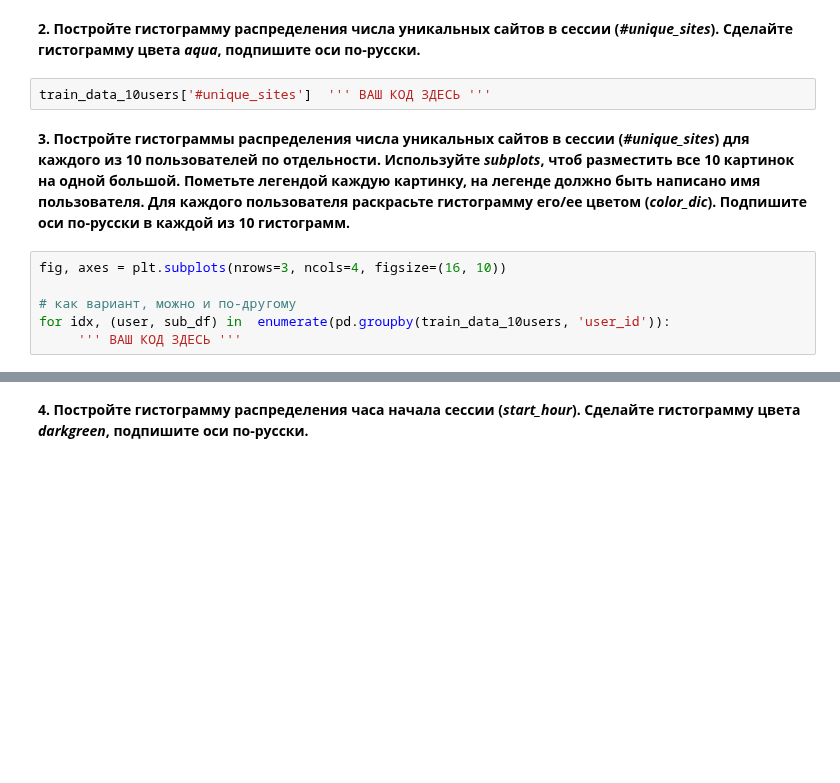
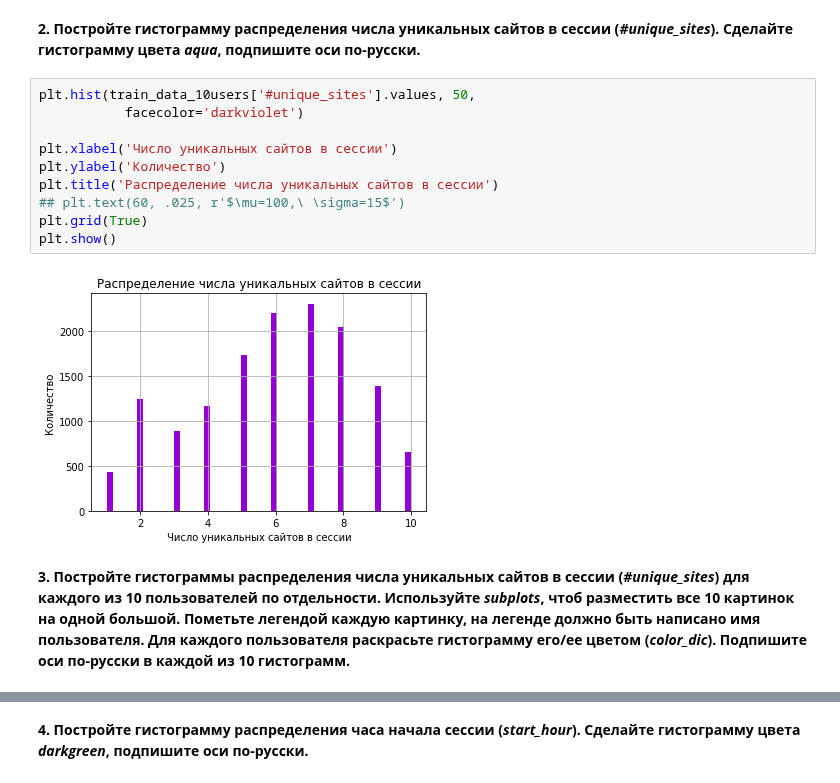
Before and after one commit to dminikorenb/DataLearning, a Jupyter notebook: dminik6_w3.ipynb, the cells around one changed output, grey strips where cells are left out. Drawn from its saved outputs; the diff is of its cells as text; blank space fills up the shorter version.

```diff
--- a/dminik6_w3.ipynb
+++ b/dminik6_w3.ipynb
@@ -205,12 +230,16 @@ train_data_10users['session_timespan']  ''' ВАШ КОД ЗДЕСЬ '''
 # %% [markdown]
 **2. Постройте гистограмму распределения числа уникальных сайтов в сессии (*#unique_sites*). Сделайте гистограмму цвета *aqua*, подпишите оси по-русски.**
-# %%
-train_data_10users['#unique_sites']  ''' ВАШ КОД ЗДЕСЬ '''
+# %%
+plt.hist(train_data_10users['#unique_sites'].values, 50,
+           facecolor='darkviolet')
+
+plt.xlabel('Число уникальных сайтов в сессии')
+plt.ylabel('Количество')
+plt.title('Распределение числа уникальных сайтов в сессии')
+## plt.text(60, .025, r'$\mu=100,\ \sigma=15$')
+plt.grid(True)
+plt.show()
+# %% [output]
+[figure, added]
 # %% [markdown]
 **3. Постройте гистограммы распределения числа уникальных сайтов в сессии (*#unique_sites*) для каждого из 10 пользователей по отдельности. Используйте *subplots*, чтоб разместить все 10 картинок на одной большой. Пометьте легендой каждую картинку, на легенде должно быть написано имя пользователя. Для каждого пользователя раскрасьте гистограмму его/ее цветом (*color_dic*). Подпишите оси по-русски в каждой из 10 гистограмм.**
-# %%
-fig, axes = plt.subplots(nrows=3, ncols=4, figsize=(16, 10))
-
-# как вариант, можно и по-другому
-for idx, (user, sub_df) in  enumerate(pd.groupby(train_data_10users, 'user_id')):
-     ''' ВАШ КОД ЗДЕСЬ '''
```
Also changed, not shown: parts of 23 cells of this notebook.
